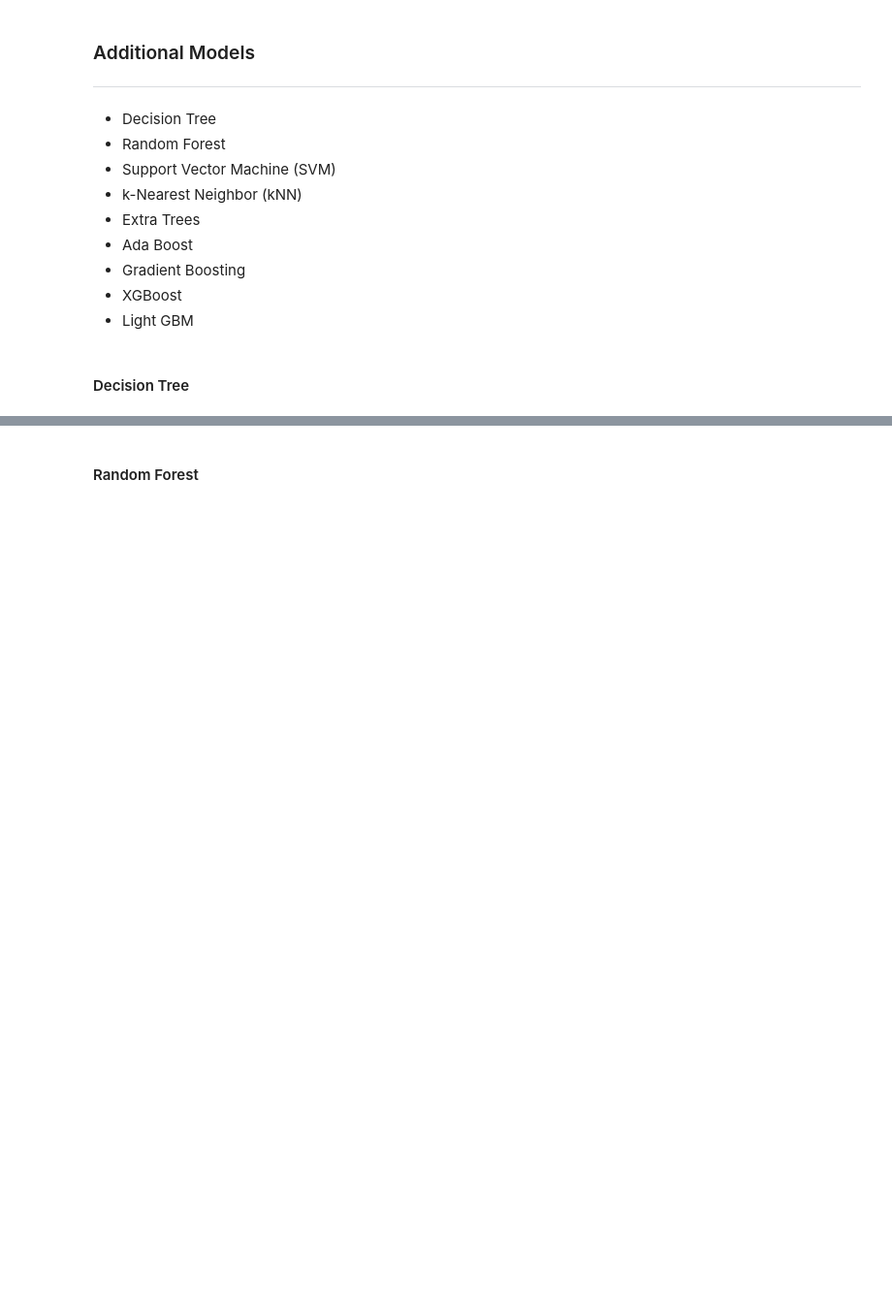
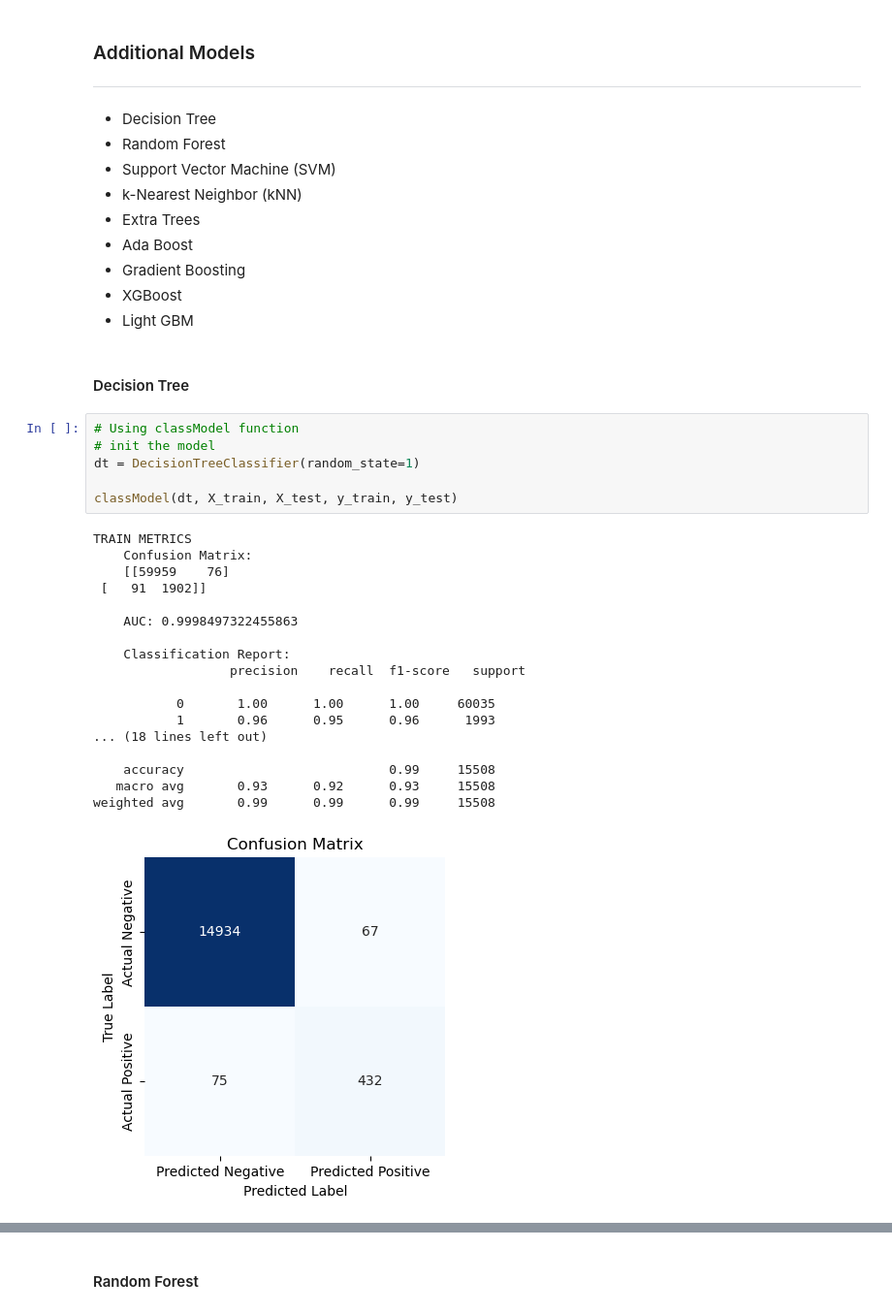
Before and after one commit to martabaker/ds_module_20_sup_learning, a Jupyter notebook: Starter_Code/credit_risk_hw.ipynb, the cells around one changed output, grey strips where cells are left out. Shown at 97% size. Saved outputs shown, nothing was run; the diff lists cells and outputs as text; blank space fills up the shorter version.

Commit message:
Ran models

```diff
--- a/Starter_Code/credit_risk_hw.ipynb
+++ b/Starter_Code/credit_risk_hw.ipynb
@@ -220,3 +331,28 @@ NameError: name 'accuracy' is not defined
 - Light GBM
 # %% [markdown]
 #### Decision Tree
+# %%
+# Using classModel function
+# init the model
+dt = DecisionTreeClassifier(random_state=1)
+
+classModel(dt, X_train, X_test, y_train, y_test)
+# %% [output]
+TRAIN METRICS
+    Confusion Matrix:
+    [[59959    76]
+ [   91  1902]]
+
+    AUC: 0.9998497322455863
+
+    Classification Report:
+                  precision    recall  f1-score   support
+
+           0       1.00      1.00      1.00     60035
+           1       0.96      0.95      0.96      1993
+... (18 lines left out)
+
+    accuracy                           0.99     15508
+   macro avg       0.93      0.92      0.93     15508
+weighted avg       0.99      0.99      0.99     15508
+[figure, added]
```
Also changed, not shown: parts of 15 cells of this notebook.
